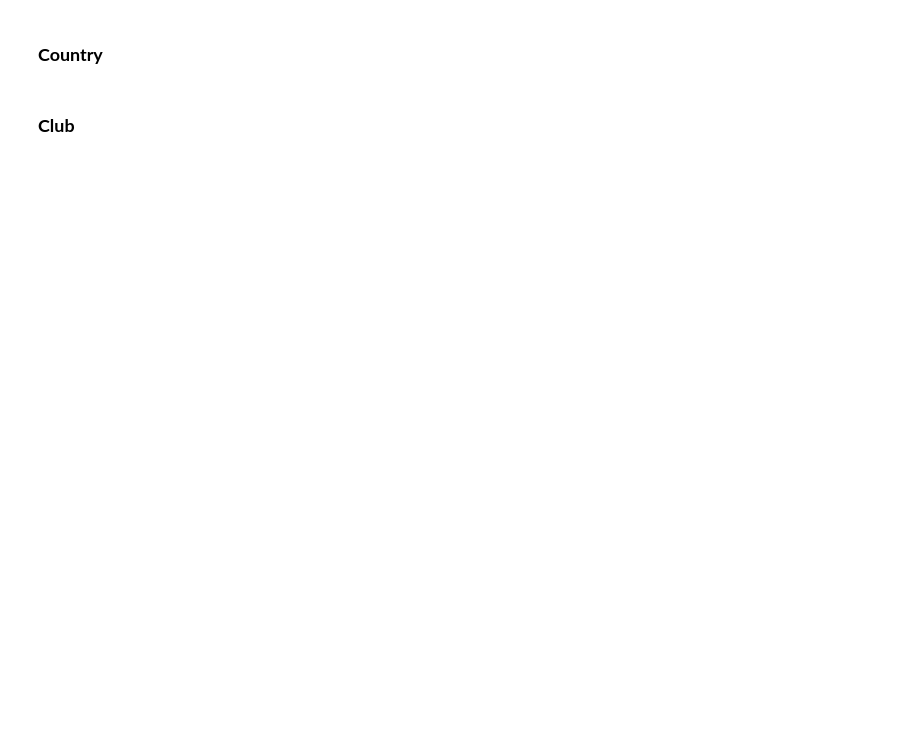
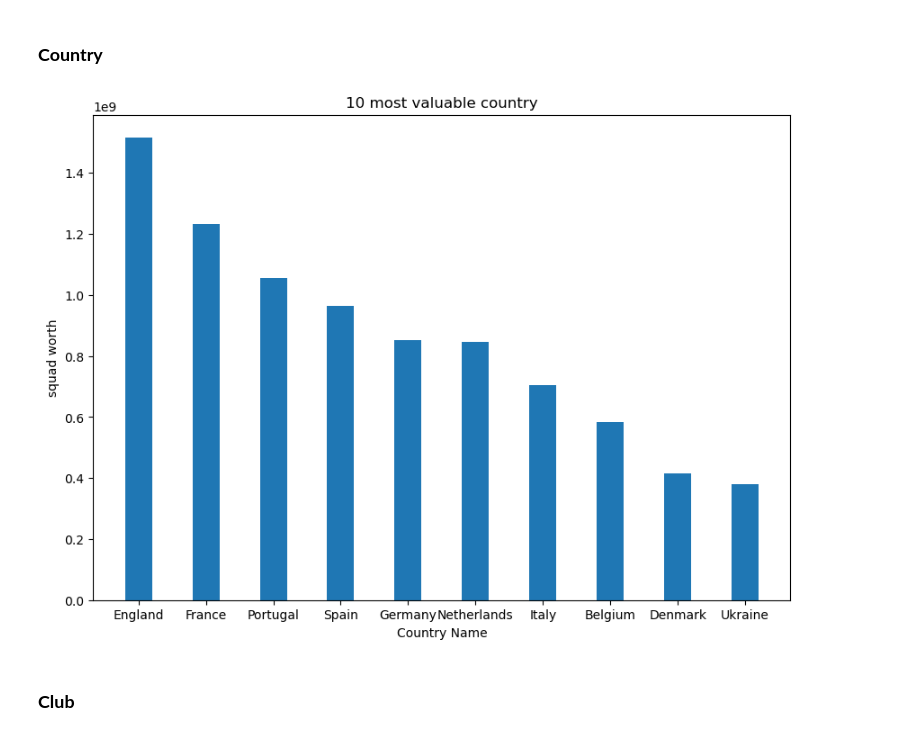
Before and after one commit to messbah-m-e/Exploratory-data-analysis, a Jupyter notebook: euro 2024.ipynb, the cells around one changed output. Drawn from its saved outputs; the diff is of its cells as text; code cells hidden in the pictures; blank space fills up the shorter version.

```diff
--- a/euro 2024.ipynb
+++ b/euro 2024.ipynb
@@ -88,4 +99,16 @@ plt.show()
 # %% [markdown]
 ### **Country**
+# %%
+df_grouped = data[["Country","MarketValue"]].groupby('Country').sum().reset_index()
+x = df_grouped.sort_values("MarketValue", ascending=False)[:10]
+
+plt.figure(figsize =(10, 7))
+plt.bar(x["Country"],x["MarketValue"],width = 0.4)
+plt.xlabel("Country Name")
+plt.ylabel("squad worth")
+plt.title("10 most valuable country")
+plt.show()
+# %% [output]
+[figure, added]
 # %% [markdown]
 ### **Club**
```
Also changed, not shown: parts of 8 cells of this notebook.
